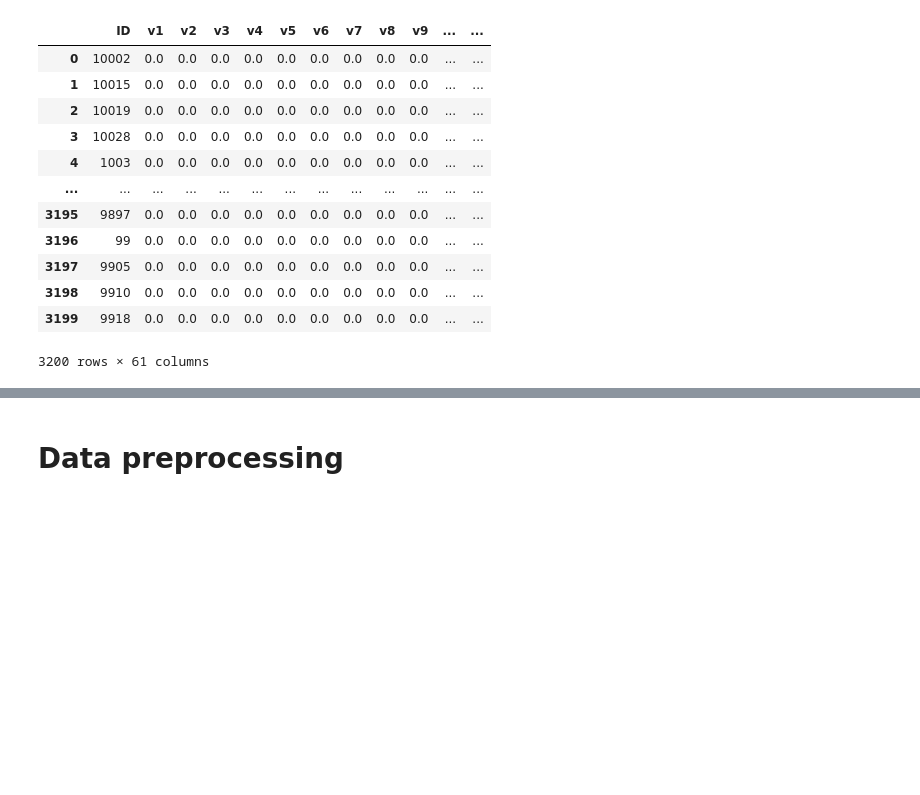
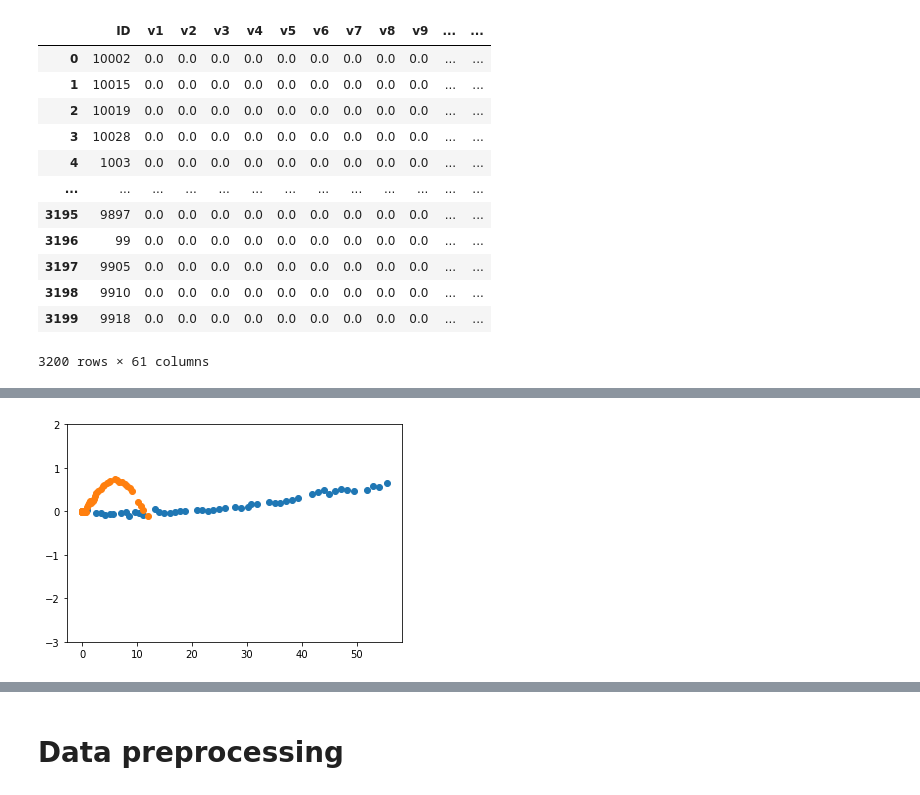
Before and after one commit to wanglec/cse151b-kaggle, a Jupyter notebook: Seq2Seq.ipynb, the cells around one changed output, grey strips where cells are left out. Drawn from its saved outputs; the diff is of its cells as text; code cells hidden in the pictures; blank space fills up the shorter version.

```diff
--- a/Seq2Seq.ipynb
+++ b/Seq2Seq.ipynb
@@ -68,5 +78,25 @@ val_size = len(train) - train_size
 train, val = torch.utils.data.random_split(train, [train_size, val_size])
 # %% [markdown]
 ## Preprocessing
+# %%
+def get_agent_track(scene, mode="train"):
+    agent_idx = np.where(scene["agent_id"] == np.unique(scene["track_id"].flatten()))[0][0]
+    agent_traj = scene['p_in'][agent_idx]
+    if mode == "test":
+        return agent_traj
+    else:
+        agent_traj = np.concatenate([agent_traj, scene['p_out'][agent_idx]])
+    return agent_traj
+
+def get_social_tracks(scene, mode="train"):
+    agent_idx = np.where(scene["agent_id"] == np.unique(scene["track_id"].flatten()))[0][0]
+    social_masks = scene["car_mask"].flatten()
+    social_masks[agent_idx] = 0
+    social_trajs = scene['p_in'][social_masks.astype(bool)]
+
+    if mode == "test":
+        return social_trajs
+    else:
+        return np.concatenate([social_trajs, scene['p_out'][social_masks.astype(bool)]], axis=1)
 # %%
 # generate social features
@@ -237,0 +231,19 @@ submission
+# %%
+train_0 = train[8]
+agent_track = get_agent_track(train_0)
+social_trajs = get_social_tracks(train_0)
+# train_1 = train[11]
+# agent_track = get_agent_track(train_1)
+# social_trajs = get_social_tracks(train_1)
+# %%
+normalized_traj, translation, rotation = baseline_utils.get_normalized_traj(
+    np.concatenate([[agent_track], social_trajs]), None)
+# %%
+agent_id = 0
+agent_id_2 = 4
+plt.scatter(normalized_traj[agent_id][:, 0], normalized_traj[agent_id][:, 1])
+plt.scatter(normalized_traj[agent_id_2][:, 0], normalized_traj[agent_id_2][:, 1])
+plt.yticks(range(-3, 3))
+plt.show()
+# %% [output]
+[figure, added]
```
Also changed, not shown: parts of 41 cells of this notebook, 2 other files.
